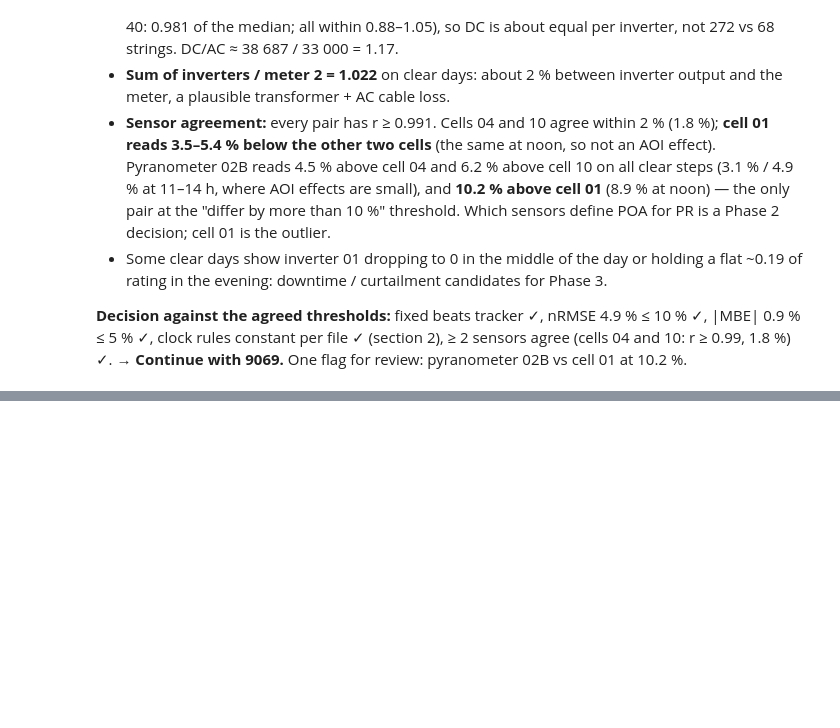
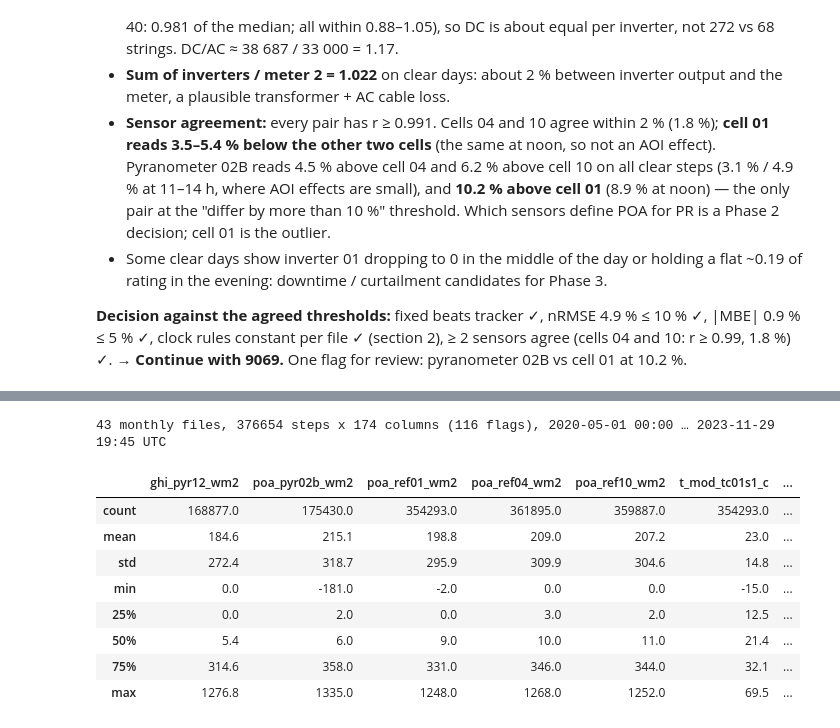
Before and after one commit to owl-solar/pv-loss-auditor, a Jupyter notebook: notebooks/01_data_qa.ipynb, the cells around one changed output, grey strips where cells are left out. Cells and saved outputs as stored; diff of their text form; code cells hidden in the pictures; blank space fills up the shorter version.

```diff
--- a/notebooks/01_data_qa.ipynb
+++ b/notebooks/01_data_qa.ipynb
@@ -409,0 +421,21 @@ lowest pairwise r on clear steps: 0.9913
+# %%
+from src import clean
+
+# Full run from the raw monthly parquet files (about 4 min; most of it is the stale-value test).
+data, sentinels = clean.build_clean(config)
+paths = clean.save_monthly(data, config["clean"]["out_dir"])
+print(f"{len(paths)} monthly files, {data.shape[0]} steps x {data.shape[1]} columns "
+      f"({sum(c.startswith('flag_') for c in data.columns)} flags), "
+      f"{data.index.min():%Y-%m-%d %H:%M} … {data.index.max():%Y-%m-%d %H:%M} UTC")
+data.iloc[:, :8].describe().round(1)
+# %% [output]
+43 monthly files, 376654 steps x 174 columns (116 flags), 2020-05-01 00:00 … 2023-11-29 19:45 UTC
+|  | ghi_pyr12_wm2 | poa_pyr02b_wm2 | poa_ref01_wm2 | poa_ref04_wm2 | poa_ref10_wm2 | t_mod_tc01s1_c | ... |
+| count | 168877.0 | 175430.0 | 354293.0 | 361895.0 | 359887.0 | 354293.0 | ... |
+| mean | 184.6 | 215.1 | 198.8 | 209.0 | 207.2 | 23.0 | ... |
+| std | 272.4 | 318.7 | 295.9 | 309.9 | 304.6 | 14.8 | ... |
+| min | 0.0 | -181.0 | -2.0 | 0.0 | 0.0 | -15.0 | ... |
+| 25% | 0.0 | 2.0 | 0.0 | 3.0 | 2.0 | 12.5 | ... |
+| 50% | 5.4 | 6.0 | 9.0 | 10.0 | 11.0 | 21.4 | ... |
+| 75% | 314.6 | 358.0 | 331.0 | 346.0 | 344.0 | 32.1 | ... |
+| max | 1276.8 | 1335.0 | 1248.0 | 1268.0 | 1252.0 | 69.5 | ... |
```
Also changed, not shown: parts of 5 cells of this notebook, 6 other files.
